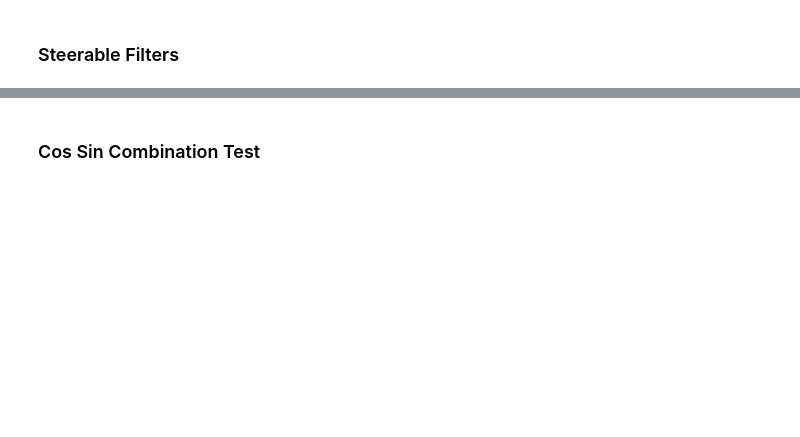
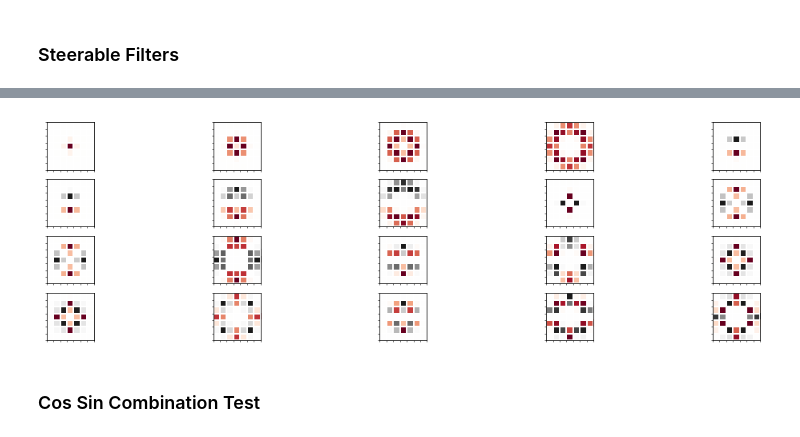
Before and after one commit to gabriel-lepetitaimon/steered-fcnn, a Jupyter notebook: notebooks/ImplementationCheck/OrientednessAnalysis.ipynb, the cells around one changed output, grey strips where cells are left out. Cells and saved outputs as stored; diff of their text form; code cells hidden in the pictures; blank space fills up the shorter version.

```diff
--- a/notebooks/ImplementationCheck/OrientednessAnalysis.ipynb
+++ b/notebooks/ImplementationCheck/OrientednessAnalysis.ipynb
@@ -181,3 +227,12 @@ for i, k_label in enumerate(base.kernels_label):
+# %%
+I = torch.zeros((1,1,7,7))
+I[:,:,3,3] = 1
+fig, axs = plt.subplots(4,5)
+for i in range(len(axs)):
+    for j in range(len(axs[i])):
+        plot_filter(base.base[i*4+j], plot=axs[i][j], axis=False)
+# %% [output]
+[figure, added]
 # %% [markdown]
 ### Cos Sin Combination Test
 # %%
```
Also changed, not shown: parts of 16 cells of this notebook, 2 other files.
